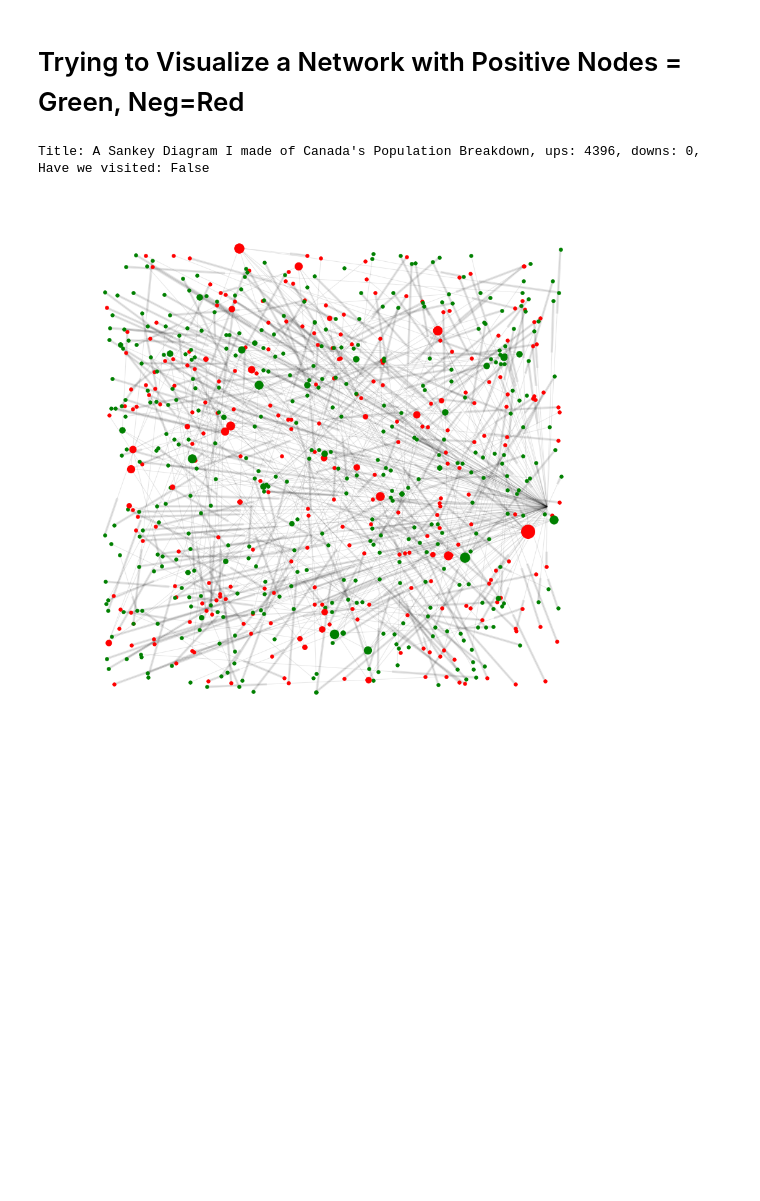
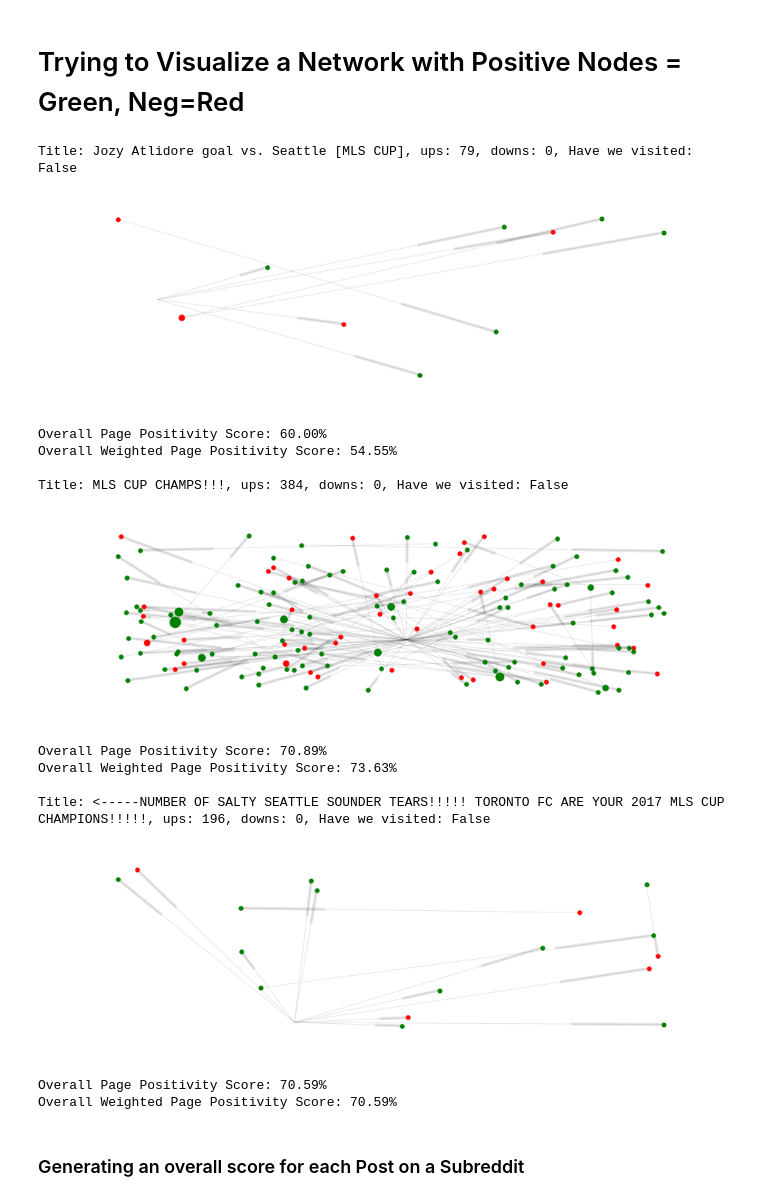
Before and after one commit to dswald/sentiment_analysis, a Jupyter notebook: sandbox/Sentiment Analysis - Clean Model.ipynb, the cells around one changed output. Drawn from its saved outputs; the diff is of its cells as text; code cells hidden in the pictures; blank space fills up the shorter version.

Commit message:
Model + Scores

```diff
--- a/sandbox/Sentiment Analysis - Clean Model.ipynb
+++ b/sandbox/Sentiment Analysis - Clean Model.ipynb
@@ -497,10 +497,10 @@ reddit = praw.Reddit(user_agent='first_scrape (by /u/dswald)',
                      client_secret="uxHGsL0zNODbowN6umVnBWpqLAQ")
 
 # Select Url / Subreddit page to view
-page = 'canada'
+page = 'tfc'
 
 subreddit = reddit.subreddit(page)
-hot_python = subreddit.hot(limit = 3) #need to view >2 to get past promoted posts
+hot_python = subreddit.hot(limit = 5) #need to view >2 to get past promoted posts
 
 G_dict = {}
 
@@ -537,32 +537,62 @@ for submission in hot_python:
         G_dict[submission] = (G, positive_nodes, negative_nodes, degrees)
 
 
 
 i = 0
 for sub,G in G_dict.items():
     print('Title: {}, ups: {}, downs: {}, Have we visited: {}'.format(sub.title,
                                                                   sub.ups,
                                                                   sub.downs,
                                                                   sub.visited))
     i += 1
 
     pos = nx.random_layout(G[0])
     plt.figure(figsize=(16, 16))
     plt.subplot(len(G_dict), 1, i)
+    total_pos_score = 0
+    total_neg_score = 0
+    total_weighted_pos_score = 0
+    total_weighted_neg_score = 0
 
     for j in range(1,30):
         pos_j = []
         neg_j = []
         for k in G[3][j]:
             if k in G[1]:
                 pos_j.append(k)
+                total_weighted_pos_score += j*1
+                total_pos_score += 1
             if k in G[2]:
                 neg_j.append(k)
+                total_weighted_neg_score += j*1
+                total_neg_score += 1
+
         nx.draw_networkx_nodes(G[0], pos, nodelist=neg_j, node_size=j*30, node_color='r')
         nx.draw_networkx_nodes(G[0], pos, nodelist=pos_j, node_size=j*30, node_color='g')
+
     nx.draw_networkx_edges(G[0], pos, alpha=0.1)
     plt.axis('off')
     plt.show()
+
+    overall_page_score = total_pos_score / (total_pos_score + total_neg_score)
+    overall_weighted_page_score = total_weighted_pos_score / (total_weighted_pos_score + total_weighted_neg_score)
+    print("Overall Page Positivity Score: %0.2f%%" %(overall_page_score*100))
+    print("Overall Weighted Page Positivity Score: %0.2f%%" %(overall_weighted_page_score*100))
+    print("")
 # %% [output]
-Title: A Sankey Diagram I made of Canada's Population Breakdown, ups: 4396, downs: 0, Have we visited: False
+Title: Jozy Atlidore goal vs. Seattle [MLS CUP], ups: 79, downs: 0, Have we visited: False
-[figure, old version]
+[figure, new version]
+Overall Page Positivity Score: 60.00%
+Overall Weighted Page Positivity Score: 54.55%
+
+Title: MLS CUP CHAMPS!!!, ups: 384, downs: 0, Have we visited: False
+[figure, added]
+Overall Page Positivity Score: 70.89%
+Overall Weighted Page Positivity Score: 73.63%
+
+Title: <-----NUMBER OF SALTY SEATTLE SOUNDER TEARS!!!!! TORONTO FC ARE YOUR 2017 MLS CUP CHAMPIONS!!!!!, ups: 196, downs: 0, Have we visited: False
+[figure, added]
+Overall Page Positivity Score: 70.59%
+Overall Weighted Page Positivity Score: 70.59%
+# %% [markdown]
+### Generating an overall score for each Post on a Subreddit
```
Also changed, not shown: parts of 1 cell of this notebook, 24 other files.
